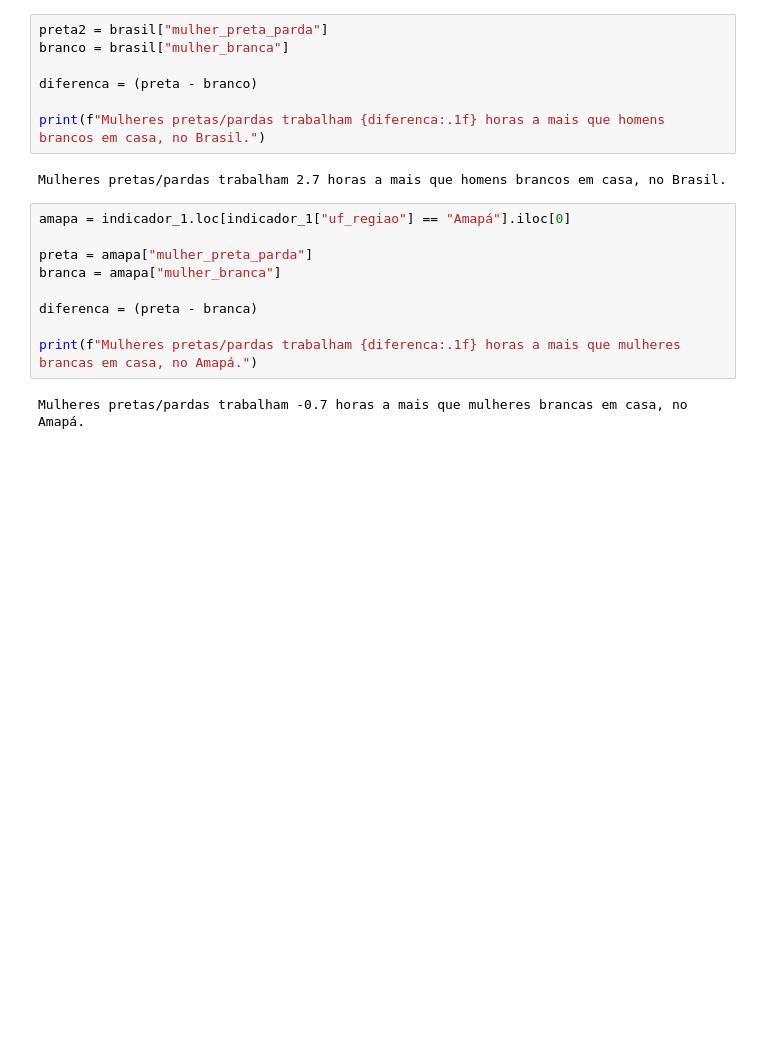
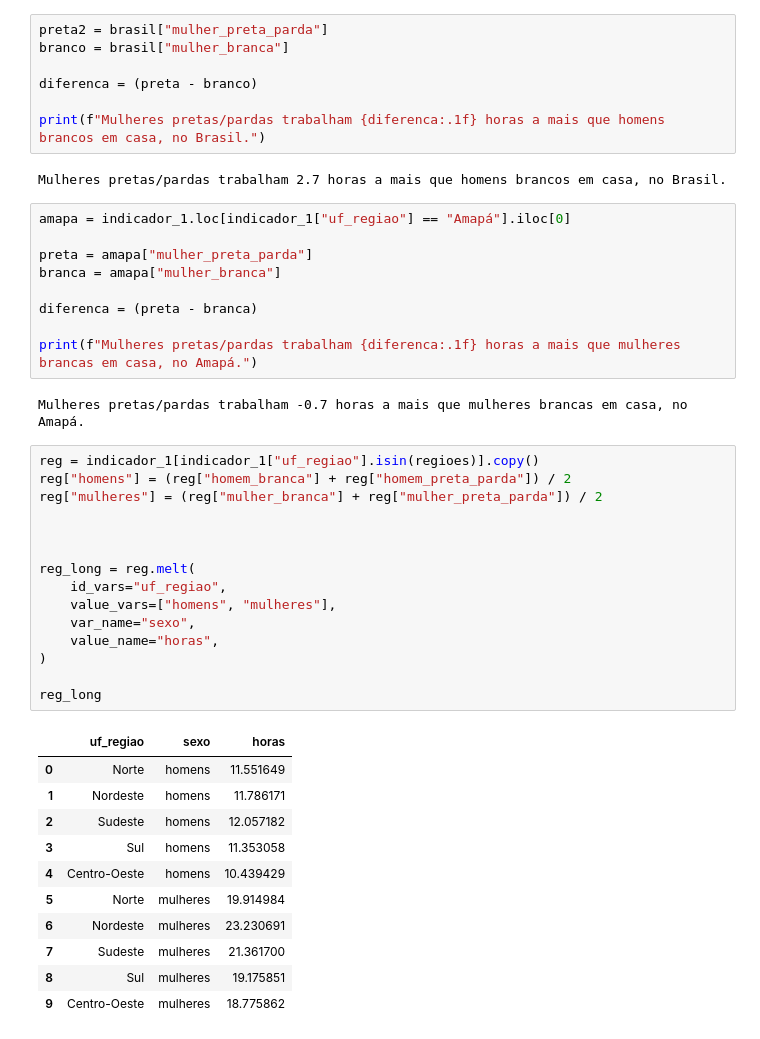
Before and after one commit to EnzoTS/analise_dados, a Jupyter notebook: Aula2_IndicadorMulheres.ipynb, the cells around one changed output. Drawn from its saved outputs; the diff is of its cells as text; blank space fills up the shorter version.

```diff
--- a/Aula2_IndicadorMulheres.ipynb
+++ b/Aula2_IndicadorMulheres.ipynb
@@ -210,3 +213,30 @@ diferenca = (preta - branca)
 print(f"Mulheres pretas/pardas trabalham {diferenca:.1f} horas a mais que mulheres brancas em casa, no Amapá.")
 # %% [output]
 Mulheres pretas/pardas trabalham -0.7 horas a mais que mulheres brancas em casa, no Amapá.
+# %%
+reg = indicador_1[indicador_1["uf_regiao"].isin(regioes)].copy()
+reg["homens"] = (reg["homem_branca"] + reg["homem_preta_parda"]) / 2
+reg["mulheres"] = (reg["mulher_branca"] + reg["mulher_preta_parda"]) / 2
+
+
+
+reg_long = reg.melt(
+    id_vars="uf_regiao",
+    value_vars=["homens", "mulheres"],
+    var_name="sexo",
+    value_name="horas",
+)
+
+reg_long
+# %% [output]
+|  | uf_regiao | sexo | horas |
+| 0 | Norte | homens | 11.551649 |
+| 1 | Nordeste | homens | 11.786171 |
+| 2 | Sudeste | homens | 12.057182 |
+| 3 | Sul | homens | 11.353058 |
+| 4 | Centro-Oeste | homens | 10.439429 |
+| 5 | Norte | mulheres | 19.914984 |
+| 6 | Nordeste | mulheres | 23.230691 |
+| 7 | Sudeste | mulheres | 21.361700 |
+| 8 | Sul | mulheres | 19.175851 |
+| 9 | Centro-Oeste | mulheres | 18.775862 |
```
Also changed, not shown: parts of 2 cells of this notebook.
